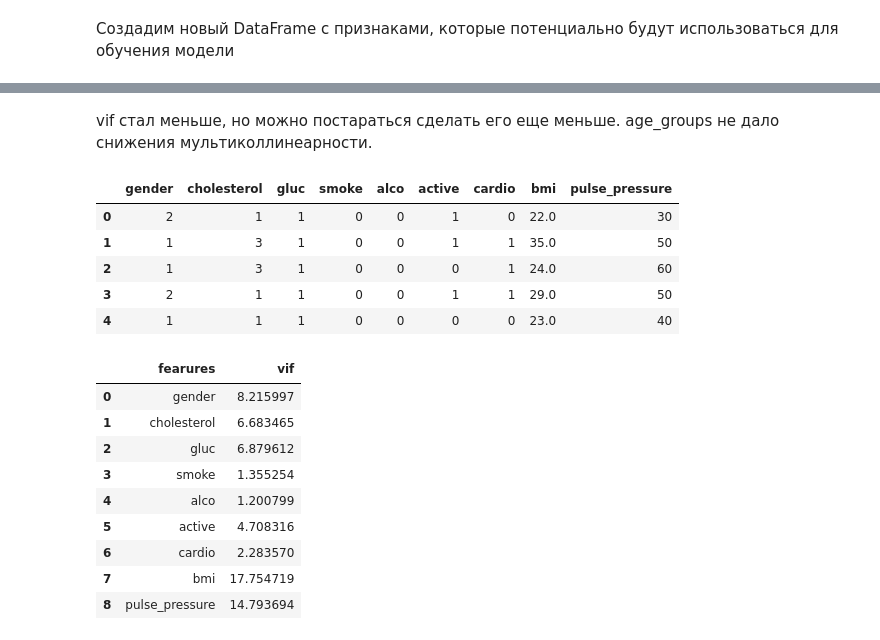
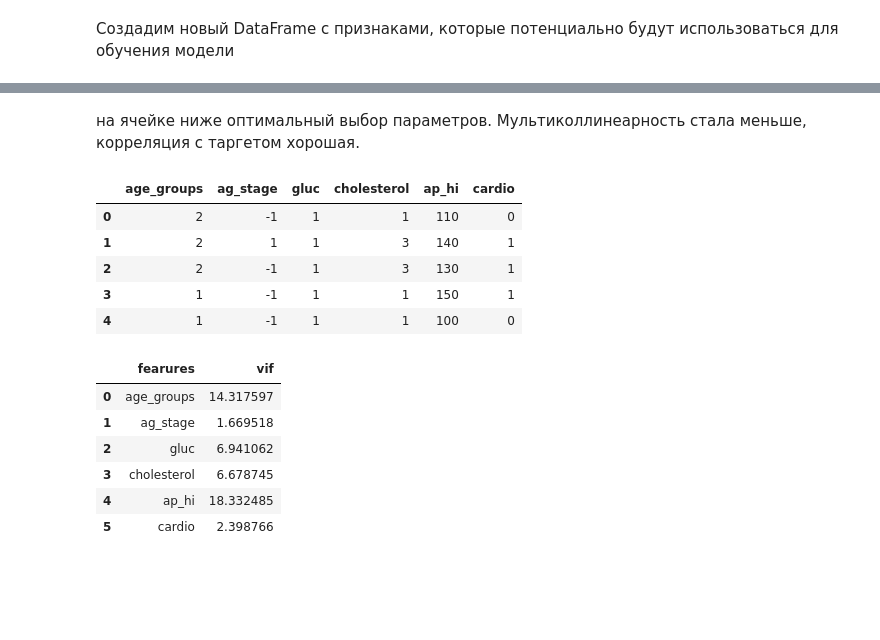
Before and after one commit to MatveyOreshkinn/Cardiovascular-prediction, a Jupyter notebook: preprocessing.ipynb, the cells around one changed output, grey strips where cells are left out. Drawn from its saved outputs; the diff is of its cells as text; code cells hidden in the pictures; blank space fills up the shorter version.

```diff
--- a/preprocessing.ipynb
+++ b/preprocessing.ipynb
@@ -242,21 +414,34 @@ display(df.shape)
 ### feature engineering
 # %%
 def age_grouping(age):
-    if age <= 20:
+    if age < 50:
         return 1
-    elif 20 < age <= 40:
+    elif 50 <= age <= 69:
         return 2
     else:
         return 3
 
+def calculate_ag_stage(df):
+    """Рассчитывает стадию артериальной гипертензии"""
+    if (85 <= df['ap_lo'] <= 89) and (130 <= df['ap_hi'] <= 139):
+        return 0
+    elif (90 <= df['ap_lo'] <= 99) and (140 <= df['ap_hi'] <= 159):
+        return 1
+    elif (100 <= df['ap_lo'] <= 109) and (160 <= df['ap_hi'] <= 179):
+        return 2
+    elif (df['ap_lo'] >= 110) and (df['ap_hi'] >= 180):
+        return 3
+    else:
+        return -1
 
-
+df['ag_stage'] = df.apply(calculate_ag_stage, axis=1)
 
 # индекс массы тела
 df['bmi'] = np.round(df['weight'] / (df['height'] / 100) ** 2)
 
 # переводим возраст в года
 df['age_years'] = df['age'] // 365
+df['age_groups'] = df['age_years'].apply(age_grouping)
 
 display(df.head())
 display(df.describe())
@@ -284,7 +561,7 @@ df[df['bmi']>298]
 |  | age | gender | height | weight | ap_hi | ap_lo | cholesterol | gluc | smoke | alco | active | ... |
 | 12770 | 19594 | 1 | 75 | 168.0 | 120 | 80 | 1 | 1 | 1 | 0 | 1 | ... |
 # %%
-df = df[df['bmi'] <= 60]
+df = df[(15 <= df['bmi']) & (df['bmi'] <= 60)]
 
 display(df.head())
 display(df.describe())
@@ -324,6 +599,8 @@ age_groups
 Name: count, dtype: int64
 # %%
 df['pulse_pressure'] = df['ap_hi'] - df['ap_lo']
+df = df[df['pulse_pressure'] > 0] # для vif
+
 df.head()
 # %% [output]
 |  | age | gender | height | weight | ap_hi | ap_lo | cholesterol | gluc | smoke | alco | active | ... |
@@ -366,32 +711,29 @@ features_vif
-# %% [markdown]
-vif стал меньше, но можно постараться сделать его еще меньше. age_groups не дало снижения мультиколлинеарности.
+# %% [markdown]
+на ячейке ниже оптимальный выбор параметров. Мультиколлинеарность стала меньше, корреляция с таргетом хорошая.
 # %%
-data = df[['gender', 'cholesterol', 'gluc', 'smoke', 'alco', 'active', 'cardio', 'bmi', 'pulse_pressure']]
+data = df[['age_groups', 'ag_stage', 'gluc', 'cholesterol', 'ap_hi', 'cardio']]
 
 display(data.head())
 
 features_vif = pd.DataFrame()
 features_vif['fearures'] = data.columns
 
 features_vif['vif'] = [variance_inflation_factor(data.values, i) for i in range(len(data.columns))]
 features_vif
 # %% [output]
-|  | gender | cholesterol | gluc | smoke | alco | active | cardio | bmi | pulse_pressure |
-| 0 | 2 | 1 | 1 | 0 | 0 | 1 | 0 | 22.0 | 30 |
-| 1 | 1 | 3 | 1 | 0 | 0 | 1 | 1 | 35.0 | 50 |
-| 2 | 1 | 3 | 1 | 0 | 0 | 0 | 1 | 24.0 | 60 |
-| 3 | 2 | 1 | 1 | 0 | 0 | 1 | 1 | 29.0 | 50 |
-| 4 | 1 | 1 | 1 | 0 | 0 | 0 | 0 | 23.0 | 40 |
+|  | age_groups | ag_stage | gluc | cholesterol | ap_hi | cardio |
+| 0 | 2 | -1 | 1 | 1 | 110 | 0 |
+| 1 | 2 | 1 | 1 | 3 | 140 | 1 |
+| 2 | 2 | -1 | 1 | 3 | 130 | 1 |
+| 3 | 1 | -1 | 1 | 1 | 150 | 1 |
+| 4 | 1 | -1 | 1 | 1 | 100 | 0 |
 |  | fearures | vif |
-| 0 | gender | 8.215997 |
-| 1 | cholesterol | 6.683465 |
-| 2 | gluc | 6.879612 |
-| 3 | smoke | 1.355254 |
-| 4 | alco | 1.200799 |
-| 5 | active | 4.708316 |
-| 6 | cardio | 2.283570 |
-| 7 | bmi | 17.754719 |
-| 8 | pulse_pressure | 14.793694 |
+| 0 | age_groups | 14.317597 |
+| 1 | ag_stage | 1.669518 |
+| 2 | gluc | 6.941062 |
+| 3 | cholesterol | 6.678745 |
+| 4 | ap_hi | 18.332485 |
+| 5 | cardio | 2.398766 |
 # %%
 correlation_matrix = data.corr()  # Пирсон
 
```
Also changed, not shown: parts of 42 cells of this notebook, 1 other file.
